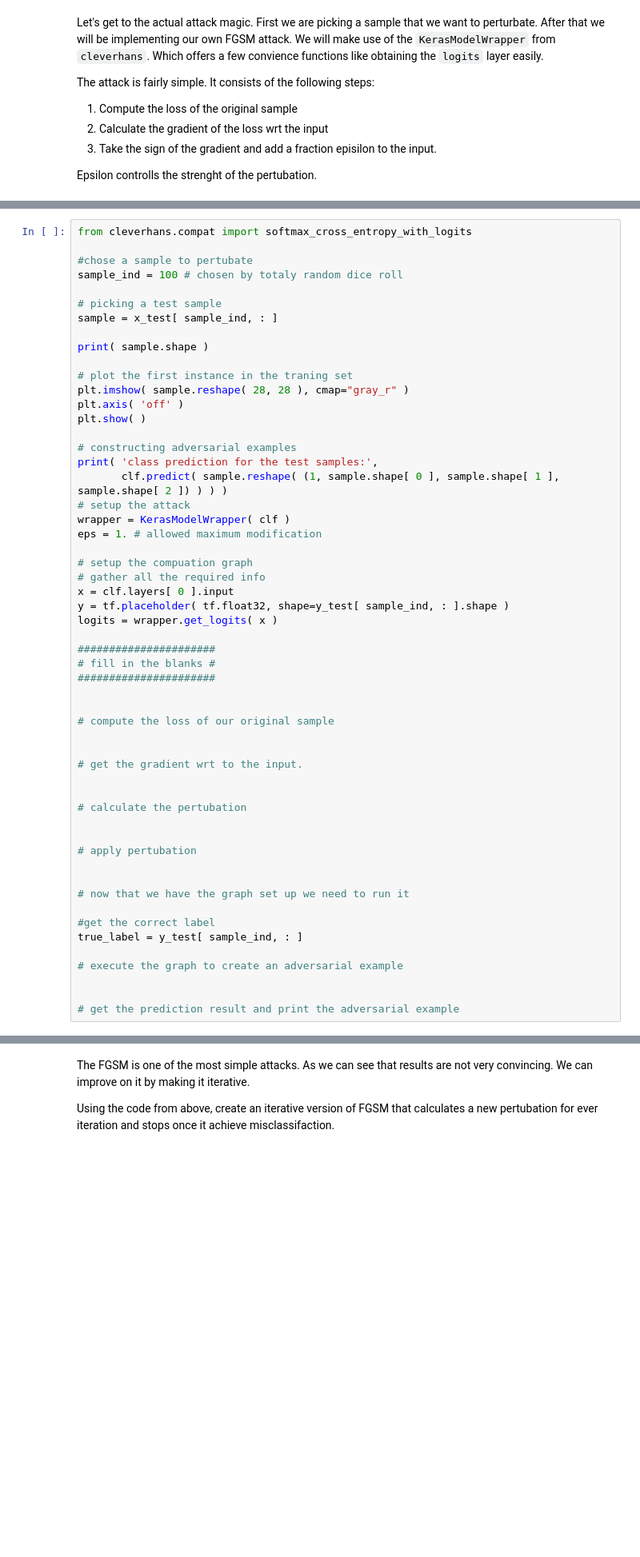
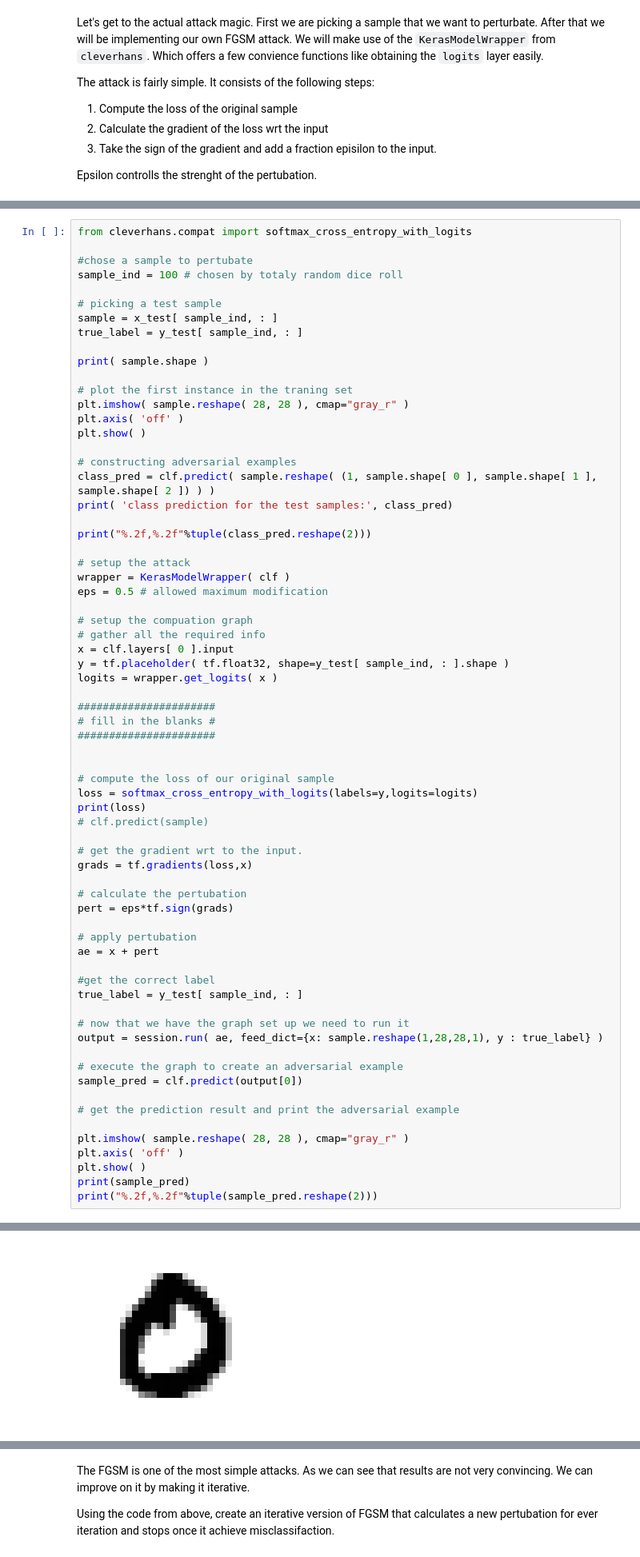
Before and after one commit to sampath9dasari/GSU, a Jupyter notebook: Adverserial_samples_for_CNN.ipynb, the cells around one changed output, grey strips where cells are left out. Shown: that part at 80% size. Saved outputs shown, nothing was run; the diff lists cells and outputs as text; blank space fills up the shorter version.

```diff
--- a/Adverserial_samples_for_CNN.ipynb
+++ b/Adverserial_samples_for_CNN.ipynb
@@ -134,6 +158,7 @@ sample_ind = 100 # chosen by totaly random dice roll
 
 # picking a test sample
 sample = x_test[ sample_ind, : ]
+true_label = y_test[ sample_ind, : ]
 
 print( sample.shape )
 
@@ -143,11 +168,14 @@ plt.axis( 'off' )
 plt.show( )
 
 # constructing adversarial examples
-print( 'class prediction for the test samples:',
-       clf.predict( sample.reshape( (1, sample.shape[ 0 ], sample.shape[ 1 ], sample.shape[ 2 ]) ) ) )
+class_pred = clf.predict( sample.reshape( (1, sample.shape[ 0 ], sample.shape[ 1 ], sample.shape[ 2 ]) ) )
+print( 'class prediction for the test samples:', class_pred)
+
+print("%.2f,%.2f"%tuple(class_pred.reshape(2)))
+
 # setup the attack
 wrapper = KerasModelWrapper( clf )
-eps = 1. # allowed maximum modification
+eps = 0.5 # allowed maximum modification
 
 # setup the compuation graph
 # gather all the required info
@@ -161,23 +189,33 @@ logits = wrapper.get_logits( x )
 
 
 # compute the loss of our original sample
-
+loss = softmax_cross_entropy_with_logits(labels=y,logits=logits)
+print(loss)
+# clf.predict(sample)
 
 # get the gradient wrt to the input.
-
+grads = tf.gradients(loss,x)
 
 # calculate the pertubation
-
+pert = eps*tf.sign(grads)
 
 # apply pertubation
-
-
-# now that we have the graph set up we need to run it
+ae = x + pert
 
 #get the correct label
 true_label = y_test[ sample_ind, : ]
 
+# now that we have the graph set up we need to run it
+output = session.run( ae, feed_dict={x: sample.reshape(1,28,28,1), y : true_label} )
+
 # execute the graph to create an adversarial example
-
+sample_pred = clf.predict(output[0])
 
 # get the prediction result and print the adversarial example
+
+plt.imshow( sample.reshape( 28, 28 ), cmap="gray_r" )
+plt.axis( 'off' )
+plt.show( )
+print(sample_pred)
+print("%.2f,%.2f"%tuple(sample_pred.reshape(2)))
+# %% [output]
@@ -183,0 +223 @@ true_label = y_test[ sample_ind, : ]
+[figure, added]
```
Also changed, not shown: parts of 6 cells of this notebook.
